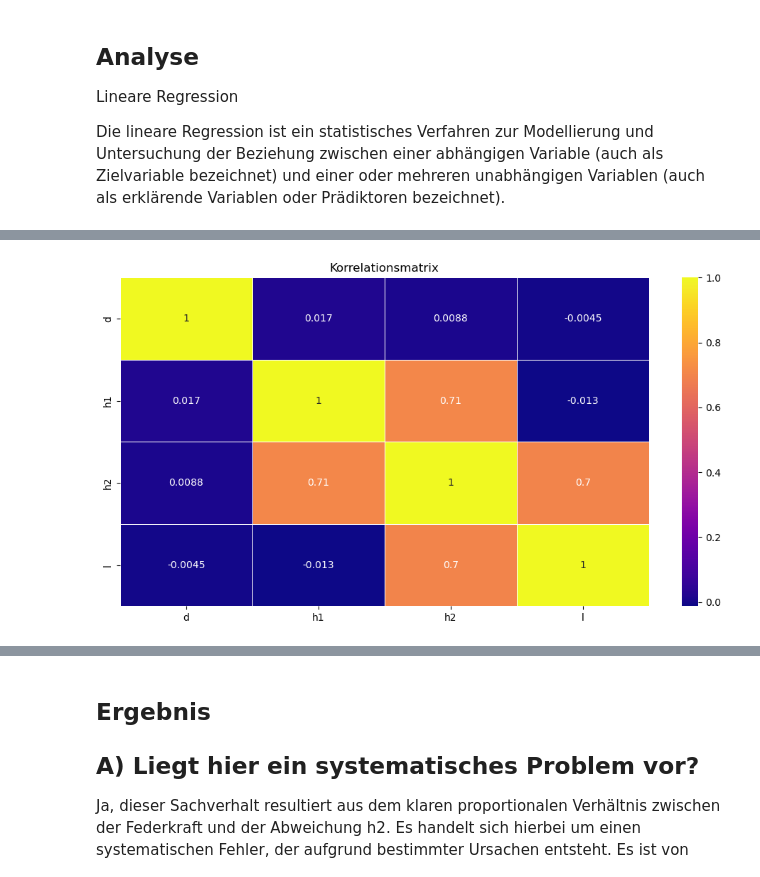
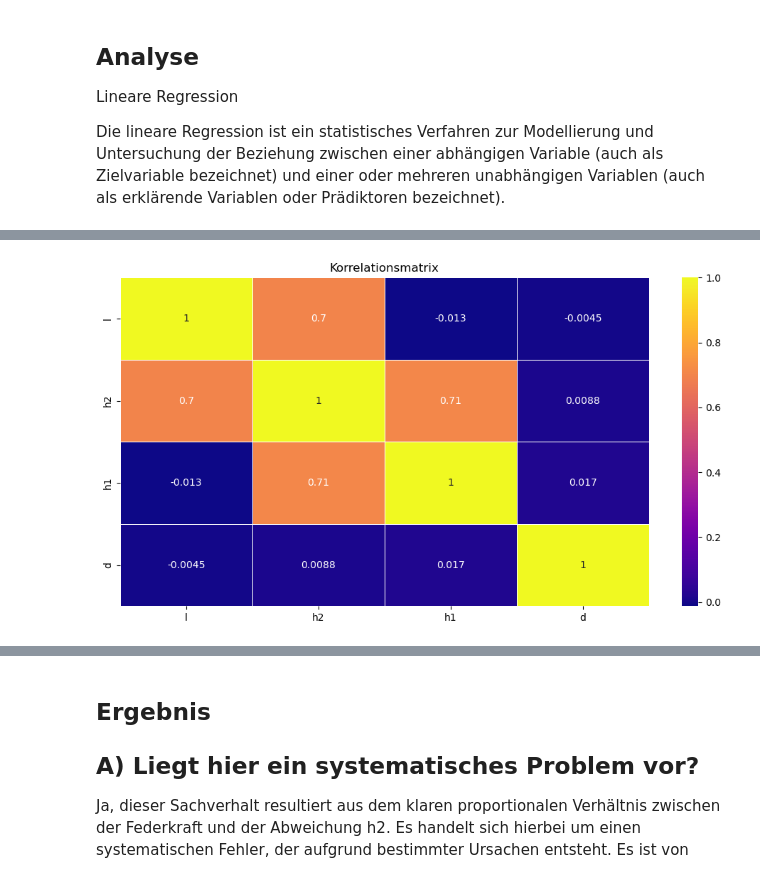
Before and after one commit to FHAC-MdQM/data-exploration-ld1020s, a Jupyter notebook: LoadPBdata.ipynb, the cells around one changed output, grey strips where cells are left out. Cells and saved outputs as stored; diff of their text form; code cells hidden in the pictures.

```diff
--- a/LoadPBdata.ipynb
+++ b/LoadPBdata.ipynb
@@ -249,18 +249,18 @@ Notes:
 # %%
 import seaborn as sns
 
-X = df[["d", "h1", "h2", "l"]]
+X = df[["l", "h2", "h1", "d"]]
 
 # Berechnen der Korrelationsmatrix
 corr_matrix = X.corr()
 
 # Erstellen eines Heatmaps mit Seaborn
 plt.figure(figsize=(12, 6))
 sns.heatmap(corr_matrix, annot=True, cmap='plasma', linewidths=0.5)
 plt.title("Korrelationsmatrix")
 plt.show()
 # %% [output]
-[figure, old version]
+[figure, new version]
 # %%
 import numpy as np
 from sklearn.preprocessing import MinMaxScaler
```
Also changed, not shown: parts of 3 cells of this notebook.
